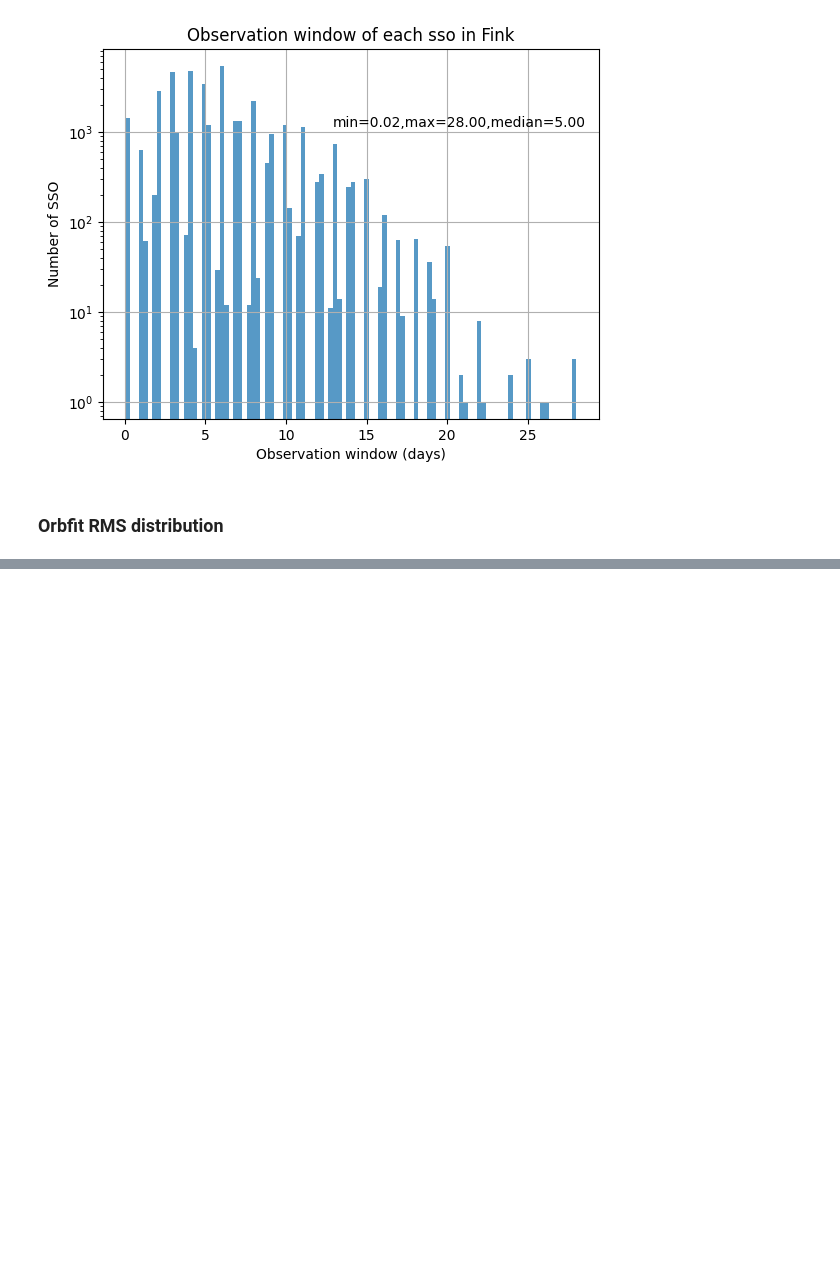
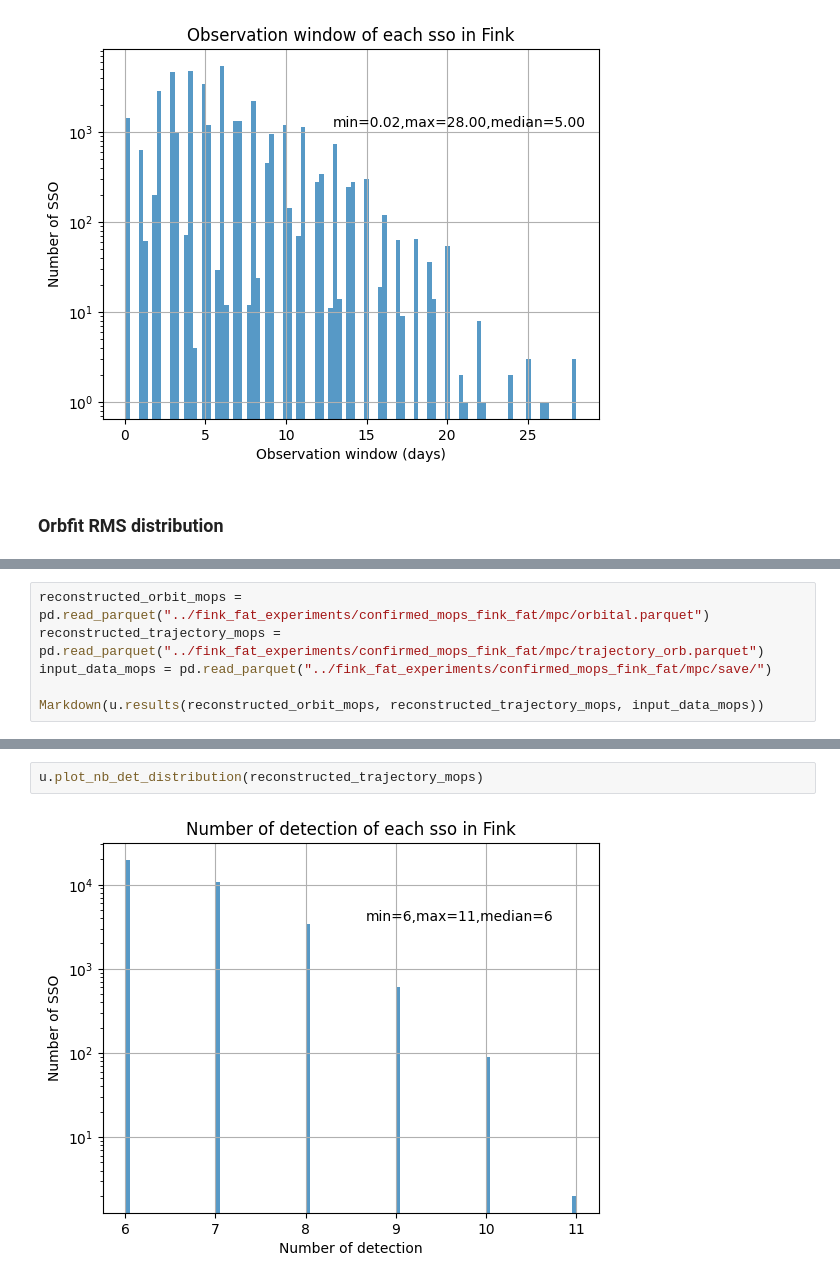
Before and after one commit to FusRoman/fink-fat, a Jupyter notebook: notebook/results_analysis/confirmed_fink_fat.ipynb, the cells around one changed output, grey strips where cells are left out. Drawn from its saved outputs; the diff is of its cells as text; blank space fills up the shorter version.

```diff
--- a/notebook/results_analysis/confirmed_fink_fat.ipynb
+++ b/notebook/results_analysis/confirmed_fink_fat.ipynb
@@ -124,0 +56,6 @@ for rms in ['rms_a', 'rms_e', 'rms_i', 'rms_long. node', 'rms_arg. peric', 'rms_
+# %%
+reconstructed_orbit_mops = pd.read_parquet("../fink_fat_experiments/confirmed_mops_fink_fat/mpc/orbital.parquet")
+reconstructed_trajectory_mops = pd.read_parquet("../fink_fat_experiments/confirmed_mops_fink_fat/mpc/trajectory_orb.parquet")
+input_data_mops = pd.read_parquet("../fink_fat_experiments/confirmed_mops_fink_fat/mpc/save/")
+
+Markdown(u.results(reconstructed_orbit_mops, reconstructed_trajectory_mops, input_data_mops))
@@ -124,0 +74,4 @@ for rms in ['rms_a', 'rms_e', 'rms_i', 'rms_long. node', 'rms_arg. peric', 'rms_
+# %%
+u.plot_nb_det_distribution(reconstructed_trajectory_mops)
+# %% [output]
+[figure, added]
```
Also changed, not shown: parts of 29 cells of this notebook, 4 other files.
